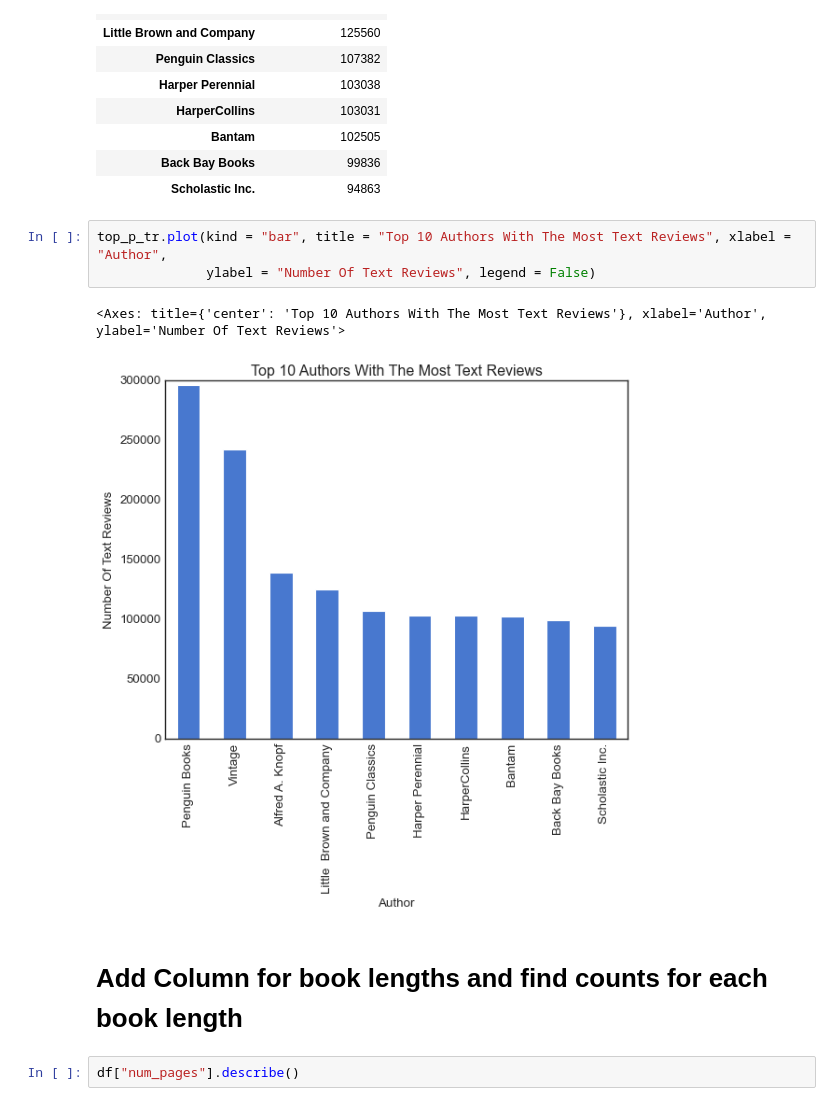
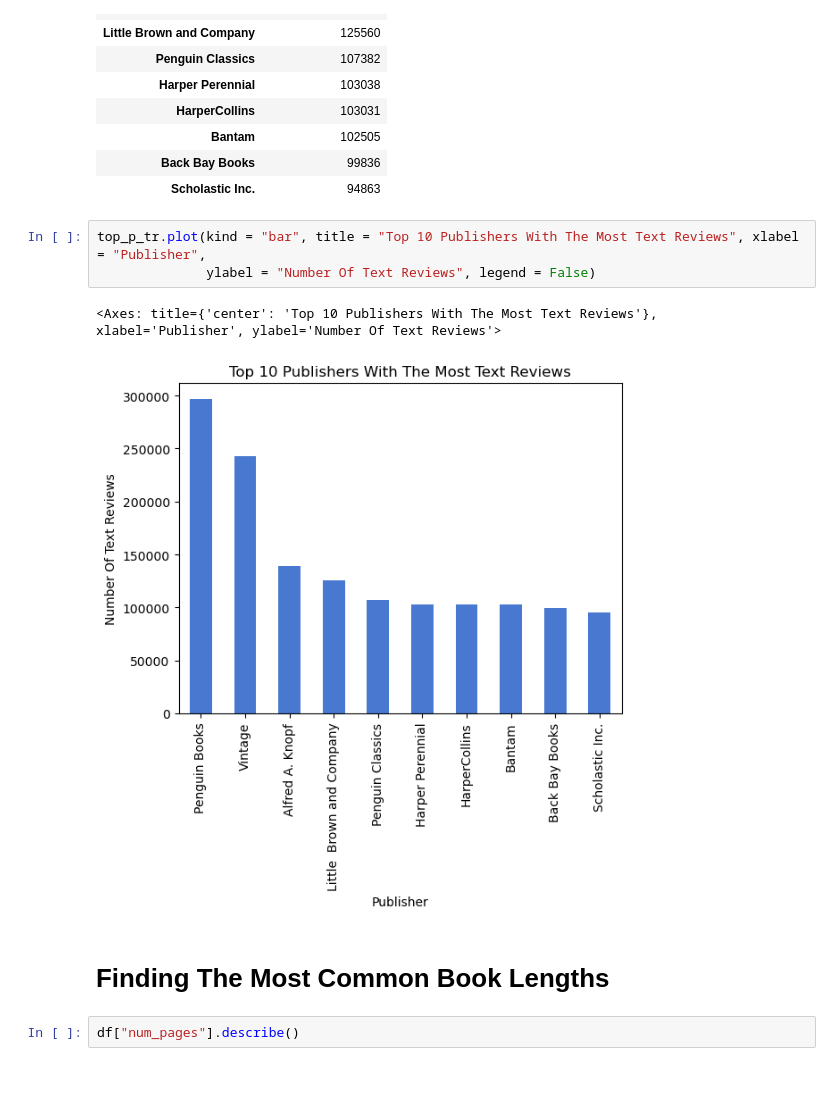
Before and after one commit to nharakh00/Book_Popularity, a Jupyter notebook: Book_Popularity.ipynb, the cells around one changed output. Cells and saved outputs as stored; diff of their text form; blank space fills up the shorter version.

```diff
--- a/Book_Popularity.ipynb
+++ b/Book_Popularity.ipynb
@@ -282,13 +284,13 @@ top_p_tr
 | Back Bay Books | 99836 |
 | Scholastic Inc. | 94863 |
 # %%
-top_p_tr.plot(kind = "bar", title = "Top 10 Authors With The Most Text Reviews", xlabel = "Author",
+top_p_tr.plot(kind = "bar", title = "Top 10 Publishers With The Most Text Reviews", xlabel = "Publisher",
               ylabel = "Number Of Text Reviews", legend = False)
 # %% [output]
-<Axes: title={'center': 'Top 10 Authors With The Most Text Reviews'}, xlabel='Author', ylabel='Number Of Text Reviews'>
+<Axes: title={'center': 'Top 10 Publishers With The Most Text Reviews'}, xlabel='Publisher', ylabel='Number Of Text Reviews'>
-[figure, old version]
+[figure, new version]
 # %% [markdown]
-# Add Column for book lengths and find counts for each book length
+# Finding The Most Common Book Lengths
 # %%
 df["num_pages"].describe()
 # %% [output]
```
Also changed, not shown: parts of 15 cells of this notebook.
